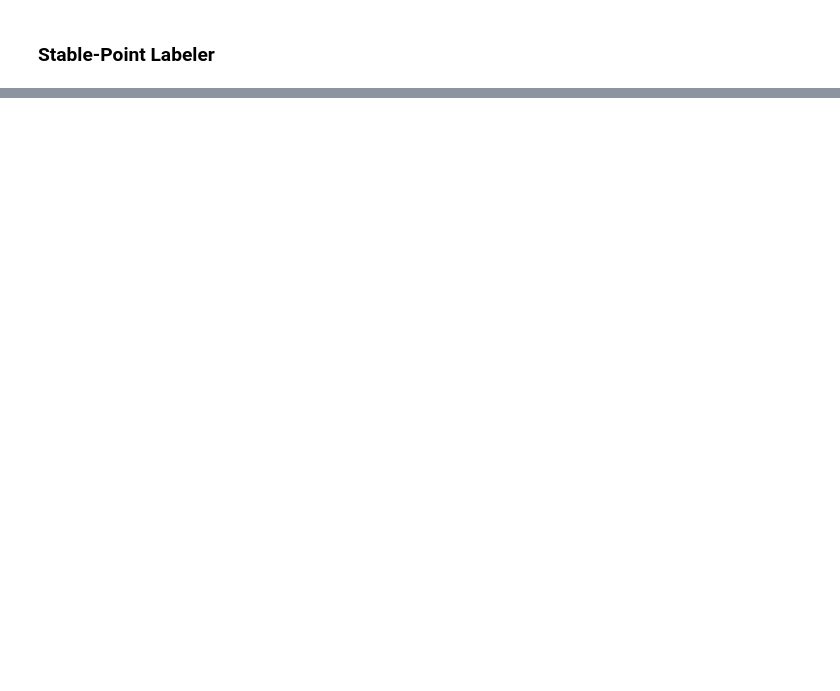
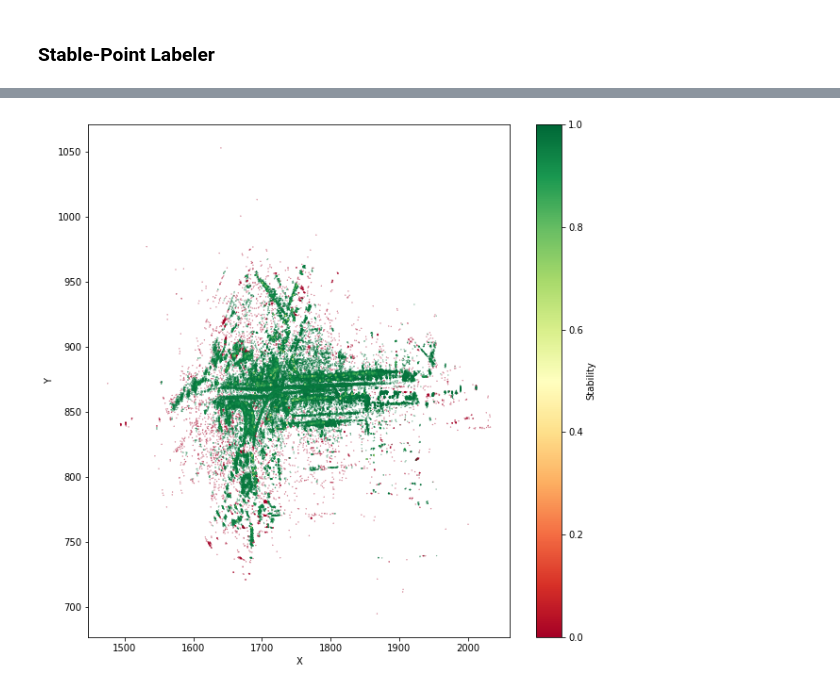
Before and after one commit to umairkhawaja/radar_auto_labeler, a Jupyter notebook: notebooks/test_pipeline.ipynb, the cells around one changed output, grey strips where cells are left out. Cells and saved outputs as stored; diff of their text form; code cells hidden in the pictures; blank space fills up the shorter version.

```diff
--- a/notebooks/test_pipeline.ipynb
+++ b/notebooks/test_pipeline.ipynb
@@ -1067,3 +1157,16 @@ plot_maps(filtered_radius_scene_maps, filtered_radius_scene_poses, zoom_level=7)
+# %%
+cropped_pcd_dict = {}
+cropped_indices_dict = {}
+for key, pcd in pcd_dict.items():
+    # original_indices = get_original_indices(pcd_merged, pcd, overlapping_indices)
+    overlapping_points = np.asarray(pcd.points)[list(original_indices), :]
+    cropped_pcd = o3d.geometry.PointCloud()
+    cropped_pcd.points = o3d.utility.Vector3dVector(overlapping_points)
+    cropped_pcd_dict[key] = cropped_pcd
+    cropped_indices_dict[key] = list(original_indices)
+
+cropped_scene_maps = {key: np.asarray(val.points) for key, val in cropped_pcd_dict.items()}
+scene_maps = cropped_scene_maps
 # %% [markdown]
 ### Map Post-processing
 Try to see if we can keep points that are in the FOV of all sequences
@@ -1441,7 +1542,8 @@ for matched_scene, data in closest_scenes.items():
 )
 
 
-scene_scans = {name: {i:dataloader[i][0][:,:3] for i in range(len(dataloader))} for name,dataloader in voxel_prior_dataloaders.items()}
+# scene_scans = {name: {i:dataloader[i][0][:,:3] for i in range(len(dataloader))} for name,dataloader in voxel_prior_dataloaders.items()}
+scene_scans = {name: {i:dataloader[i][0][:,:3] for i in range(len(dataloader))} for name,dataloader in dataloaders.items()}
 # %%
 voxel_size = 0.5 # Size of region in the map we want to track in meters
 def create_voxel_map(radar_scans):
@@ -1923,7 +2017,7 @@ class AutoLabeler:
         plt.title(title)
         plt.show()
 
-    def plot_labeled_map_bev(self, map_id, size=1):
+    def plot_labeled_map_bev(self, map_id, size=1, plot_radius=False):
         labeled_map = self.labelled_maps[map_id]
         points = labeled_map[:, :3]
         labels = labeled_map[:, -1]
@@ -1932,8 +2026,9 @@ class AutoLabeler:
 
         plt.figure(figsize=(10, 10))
         plt.scatter(points[:, 0], points[:, 1], c=labels, cmap='RdYlGn', s=size)
-        circle = plt.Circle((center[0], center[1]), radius, color='blue', fill=False, linewidth=2)
-        plt.gca().add_artist(circle)
+        if plot_radius:
+            circle = plt.Circle((center[0], center[1]), radius, color='blue', fill=False, linewidth=2)
+            plt.gca().add_artist(circle)
         plt.colorbar(label='Stability')
         plt.xlabel('X')
         plt.ylabel('Y')
@@ -1960,8 +2055,8 @@ class AutoLabeler:
 
         plt.figure(figsize=(10, 10))
         plt.scatter(points[:, 0], points[:, 1], c=labels, cmap='RdYlGn', s=size)
-        circle = plt.Circle((center[0], center[1]), radius, color='blue', fill=False, linewidth=2)
-        plt.gca().add_artist(circle)
+        # circle = plt.Circle((center[0], center[1]), radius, color='blue', fill=False, linewidth=2)
+        # plt.gca().add_artist(circle)
         plt.colorbar(label='Stability')
         plt.xlabel('X')
         plt.ylabel('Y')
@@ -1978,10 +2073,10 @@ def save_octomap(path, tree):
         f.write(tree.writeBinary())
 # %%
 sps_labeler = AutoLabeler(
-    scene_maps=cropped_scene_maps, ref_map_id=ref_scene_name, scene_poses=filtered_radius_scene_poses,
+    scene_maps=scene_maps, ref_map_id=ref_scene_name, scene_poses=scene_poses,
     scene_octomaps=scene_octomaps, lidar_labels=None,
     dynamic_priors=scene_voxel_maps,  use_octomaps=True, search_in_radius=True,
-    downsample=True, voxel_size=0.5)
+    downsample=True, voxel_size=0.1)
 # %%
 sps_labeler.label_maps()
 # %% [output]
@@ -1990,2 +2093,15 @@ Extracting features for scene-0345...
+# %%
+labeled_map = sps_labeler.labeled_environment_map
+points = labeled_map[:, :3]
+labels = labeled_map[:, -1]
+
+plt.figure(figsize=(10, 10))
+plt.scatter(points[:, 0], points[:, 1], c=labels, cmap='RdYlGn', s=0.05)
+plt.colorbar(label='Stability')
+plt.xlabel('X')
+plt.ylabel('Y')
+plt.show()
+# %% [output]
+[figure, added]
 # %%
 sps_labeler.map_bounds_radius
```
Also changed, not shown: parts of 32 cells of this notebook, 2 other files.
